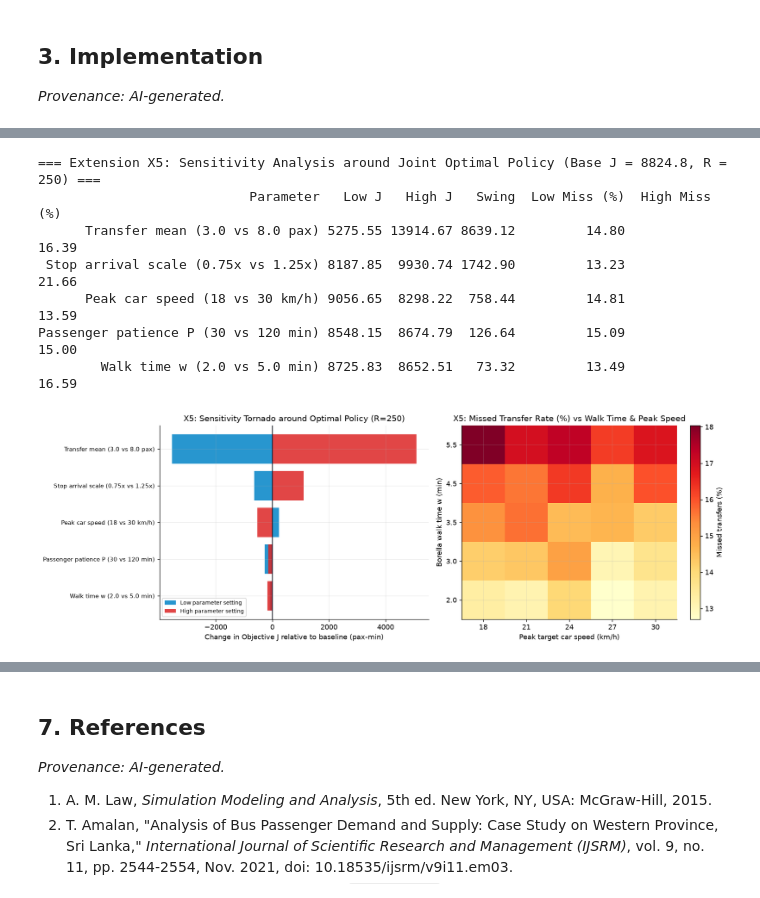
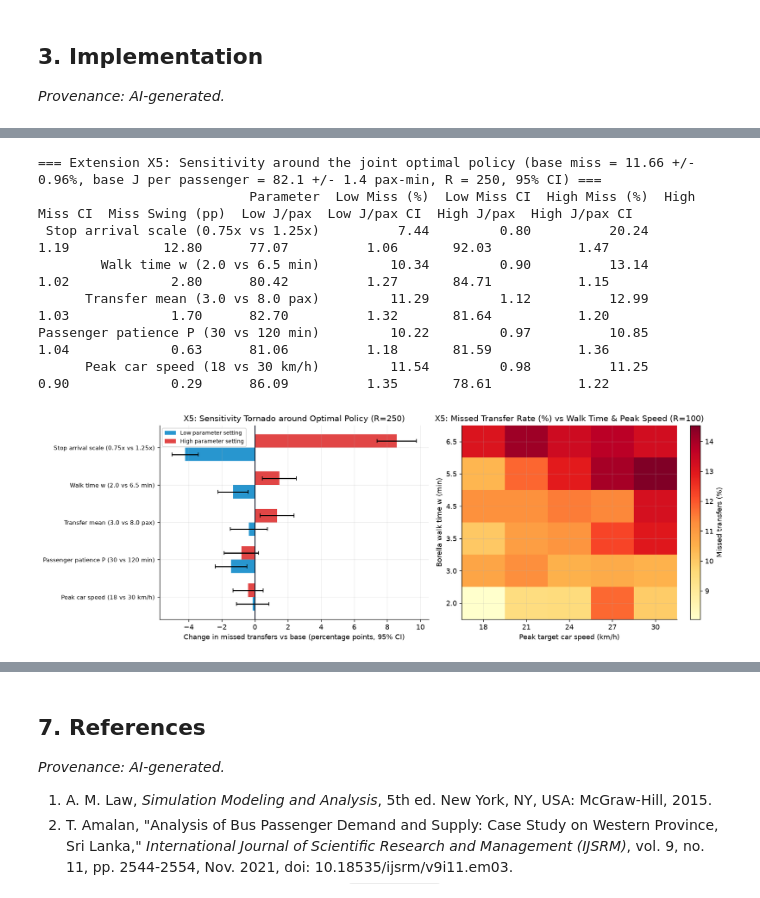
Before and after one commit to NayanthaNethsara/metro-transfer-simulator, a Jupyter notebook: notebook/metro-transfer-simulator.ipynb, the cells around one changed output, grey strips where cells are left out. Drawn from its saved outputs; the diff is of its cells as text; code cells hidden in the pictures.

```diff
--- a/notebook/metro-transfer-simulator.ipynb
+++ b/notebook/metro-transfer-simulator.ipynb
@@ -13,6 +12,7 @@ Lanka Metro Transit operates fixed-schedule metro buses on Route CM01 (Makumbura
 import heapq
 import io
 import math
+import zlib
 import time
 from pathlib import Path
 
@@ -23,7 +23,11 @@ import scipy
 from scipy.stats import norm
 
 SEED = 42
-root_seed_sequence = np.random.SeedSequence(SEED)
+
+
+def experiment_seeds(experiment_name, n_streams):
+    stream_key = zlib.crc32(experiment_name.encode("utf-8"))
+    return np.random.SeedSequence(SEED, spawn_key=(stream_key,)).spawn(n_streams)
 
 plt.rcParams.update({
     "figure.dpi": 130,
@@ -1493,11 +1554,12 @@ def summarize_ci(values):
     return mean_val, ci_half
 
 
-def evaluate_policy_over_days(days_pool, policy, hold_max_min, walk_time_min=WALK_TIME_PLACEHOLDER_MIN, capacity_pax=CAPACITY_PAX, wait_weight=WAIT_WEIGHT, hold_weight=HOLD_WEIGHT):
+def evaluate_policy_over_days(days_pool, policy, hold_max_min, walk_time_min=WALK_TIME_PLACEHOLDER_MIN, capacity_pax=CAPACITY_PAX, wait_weight=WAIT_WEIGHT, hold_weight=HOLD_WEIGHT, ticket_validity_min=TICKET_VALIDITY_MIN):
     miss_a, miss_b, miss_all = [], [], []
     lost_all, boarded_waits = [], []
     miss_timing_all, miss_cap_all = [], []
     wait_min_all, j_all, wait_cost_all, hold_cost_all = [], [], [], []
+    j_per_pax_all = []
 
     for day_in in days_pool:
         res = evaluate_day(
@@ -1508,6 +1570,7 @@ def evaluate_policy_over_days(days_pool, policy, hold_max_min, walk_time_min=WAL
             capacity_pax=capacity_pax,
             wait_weight=wait_weight,
             hold_weight=hold_weight,
+            ticket_validity_min=ticket_validity_min,
         )
         a_in = max(1, res["A"]["in_window_total"])
         b_in = max(1, res["B"]["in_window_total"])
@@ -1522,6 +1585,7 @@ def evaluate_policy_over_days(days_pool, policy, hold_max_min, walk_time_min=WAL
         wait_cost_all.append(res["A"]["wait_cost"] + res["B"]["wait_cost"])
         hold_cost_all.append(res["A"]["hold_cost"] + res["B"]["hold_cost"])
         j_all.append(res["A"]["total_cost"] + res["B"]["total_cost"])
+        j_per_pax_all.append((res["A"]["total_cost"] + res["B"]["total_cost"]) / max(1, res["A"]["total_generated"] + res["B"]["total_generated"]))
         lost_all.append(100.0 * (res["A"]["lost_total"] + res["B"]["lost_total"]) / tot_in)
         boarded_waits.extend(res["A"]["boarded_wait_mins"])
         boarded_waits.extend(res["B"]["boarded_wait_mins"])
@@ -1535,6 +1599,7 @@ def evaluate_policy_over_days(days_pool, policy, hold_max_min, walk_time_min=WAL
     wc_m, _ = summarize_ci(wait_cost_all)
     hc_m, _ = summarize_ci(hold_cost_all)
     j_m, j_ci = summarize_ci(j_all)
+    jpp_m, jpp_ci = summarize_ci(j_per_pax_all)
     lost_m, lost_ci = summarize_ci(lost_all)
     waits_arr = np.asarray(boarded_waits, dtype=float)
     return {
@@ -1545,6 +1610,7 @@ def evaluate_policy_over_days(days_pool, policy, hold_max_min, walk_time_min=WAL
         "mean_wait_min": wm_m, "mean_wait_ci": wm_ci,
         "wait_cost": wc_m, "hold_cost": hc_m,
         "J_mean": j_m, "J_ci": j_ci,
+        "J_per_pax": jpp_m, "J_per_pax_ci": jpp_ci,
         "lost_pct": lost_m, "lost_ci": lost_ci,
         "wait_p95_min": float(np.percentile(waits_arr, 95)) if waits_arr.size else float("nan"),
         "boarded_waits": waits_arr,
@@ -1571,7 +1637,7 @@ print(e1_table.to_string(index=False))
 
 R_SWEEP = 400
 SWEEP_POOL = PRECOMPUTED_POOL[:R_SWEEP]
-HOLD_GRID_MIN = np.arange(0.0, 6.5, 0.5)
+HOLD_GRID_MIN = np.arange(0.0, 11.0, 1.0)
 
 e2_rows = []
 for h_val in HOLD_GRID_MIN:
@@ -1884,12 +1985,11 @@ Joint realtime (h=6m, +5m)               24.0            65.3            77.3
 # %%
 R_SENS = 250
-sens_seeds = root_seed_sequence.spawn(R_SENS)
+sens_seeds = experiment_seeds("sensitivity", R_SENS)
 opt_shift_kw = {"shift_cm03_min": OPT_DELTA_MIN} if shift_target_route == "CM03" else {"shift_cm01_min": OPT_DELTA_MIN}
 opt_pol = "none" if OPT_H_MIN == 0 else "realtime"
 
 sens_base_days = [precompute_day_inputs(s, **opt_shift_kw) for s in sens_seeds]
 sens_base = evaluate_policy_over_days(sens_base_days, opt_pol, OPT_H_MIN)
-base_j_sens = sens_base["J_mean"]
 
 v_reach_min = expected_speed_for_jam_param(JAM_PARAM_MAX)
 v_reach_max = expected_speed_for_jam_param(JAM_PARAM_MIN)
@@ -1897,14 +1997,15 @@ v_pk_low = float(round(max(v_reach_min + 1.0, target_peak_kmph - 6.0), 1))
 v_pk_high = float(round(min(v_reach_max - 1.0, target_peak_kmph + 6.0), 1))
 
 sensitivity_specs = [
-    ("Walk time w (2.0 vs 5.0 min)", {"walk_time_min": 2.0}, {"walk_time_min": 5.0}),
+    ("Walk time w (2.0 vs 6.5 min)", {"walk_time_min": 2.0}, {"walk_time_min": 6.5}),
     ("Passenger patience P (30 vs 120 min)", {"patience_min": 30.0}, {"patience_min": 120.0}),
     ("Transfer mean (3.0 vs 8.0 pax)", {"transfer_mean_pax": 3.0}, {"transfer_mean_pax": 8.0}),
     ("Stop arrival scale (0.75x vs 1.25x)", {"arrival_rate_scale": 0.75}, {"arrival_rate_scale": 1.25}),
     (f"Peak car speed ({v_pk_low:.0f} vs {v_pk_high:.0f} km/h)", {"peak_speed_kmph": v_pk_low}, {"peak_speed_kmph": v_pk_high}),
 ]
 
-def run_sens_case(case_kwargs):
+
+def run_sens_case(case_kwargs, seeds=sens_seeds):
     p_pk_mat = P_peak
     if "peak_speed_kmph" in case_kwargs:
         p_pk_val = calibrate_jam_param_bisection(case_kwargs["peak_speed_kmph"])
@@ -1919,7 +2020,7 @@ def run_sens_case(case_kwargs):
             p_peak_mat=p_pk_mat,
             patience_min=case_kwargs.get("patience_min", PASSENGER_PATIENCE_MIN),
         )
-        for s in sens_seeds
+        for s in seeds
     ]
     return evaluate_policy_over_days(
         days,
@@ -1928,39 +2029,50 @@ def run_sens_case(case_kwargs):
         walk_time_min=case_kwargs.get("walk_time_min", WALK_TIME_PLACEHOLDER_MIN),
     )
 
+
 tornado_rows = []
 for label, low_kw, high_kw in sensitivity_specs:
     low_res = run_sens_case(low_kw)
     high_res = run_sens_case(high_kw)
     tornado_rows.append({
         "Parameter": label,
-        "Low J": low_res["J_mean"],
-        "High J": high_res["J_mean"],
-        "Swing": abs(high_res["J_mean"] - low_res["J_mean"]),
         "Low Miss (%)": low_res["miss_all_pct"],
+        "Low Miss CI": low_res["miss_all_ci"],
         "High Miss (%)": high_res["miss_all_pct"],
+        "High Miss CI": high_res["miss_all_ci"],
+        "Miss Swing (pp)": abs(high_res["miss_all_pct"] - low_res["miss_all_pct"]),
+        "Low J/pax": low_res["J_per_pax"],
+        "Low J/pax CI": low_res["J_per_pax_ci"],
+        "High J/pax": high_res["J_per_pax"],
+        "High J/pax CI": high_res["J_per_pax_ci"],
     })
 
-tornado_df = pd.DataFrame(tornado_rows).sort_values("Swing", ascending=True)
-print(f"=== Extension X5: Sensitivity Analysis around Joint Optimal Policy (Base J = {base_j_sens:.1f}, R = {R_SENS}) ===")
-print(tornado_df.sort_values("Swing", ascending=False).round(2).to_string(index=False))
+tornado_df = pd.DataFrame(tornado_rows).sort_values("Miss Swing (pp)", ascending=True)
+base_miss_sens = sens_base["miss_all_pct"]
+print(f"=== Extension X5: Sensitivity around the joint optimal policy (base miss = {base_miss_sens:.2f} +/- {sens_base['miss_all_ci']:.2f}%, "
+      f"base J per passenger = {sens_base['J_per_pax']:.1f} +/- {sens_base['J_per_pax_ci']:.1f} pax-min, R = {R_SENS}, 95% CI) ===")
+print(tornado_df.sort_values("Miss Swing (pp)", ascending=False).round(2).to_string(index=False))
 
-walk_sweep = np.array([2.0, 3.0, 3.5, 4.5, 5.5])
+R_SENS_2D = 100
+sens_2d_seeds = sens_seeds[:R_SENS_2D]
+walk_sweep = np.array([2.0, 3.0, 3.5, 4.5, 5.5, 6.5])
 speed_sweep = np.round(np.linspace(v_pk_low, v_pk_high, 5), 1)
 sens_2d = np.zeros((len(walk_sweep), len(speed_sweep)))
 for r_i, w_val in enumerate(walk_sweep):
     for c_i, v_pk in enumerate(speed_sweep):
-        out_2d = run_sens_case({"walk_time_min": float(w_val), "peak_speed_kmph": float(v_pk)})
+        out_2d = run_sens_case({"walk_time_min": float(w_val), "peak_speed_kmph": float(v_pk)}, seeds=sens_2d_seeds)
         sens_2d[r_i, c_i] = out_2d["miss_all_pct"]
 
 fig, axes = plt.subplots(1, 2, figsize=(14.0, 4.8))
 y_idx = np.arange(len(tornado_df))
-axes[0].barh(y_idx, tornado_df["Low J"] - base_j_sens, color="#0284c7", alpha=0.85, label="Low parameter setting")
-axes[0].barh(y_idx, tornado_df["High J"] - base_j_sens, color="#dc2626", alpha=0.85, label="High parameter setting")
+axes[0].barh(y_idx - 0.18, tornado_df["Low Miss (%)"] - base_miss_sens, height=0.36, xerr=tornado_df["Low Miss CI"],
+             color="#0284c7", alpha=0.85, capsize=3, label="Low parameter setting")
+axes[0].barh(y_idx + 0.18, tornado_df["High Miss (%)"] - base_miss_sens, height=0.36, xerr=tornado_df["High Miss CI"],
+             color="#dc2626", alpha=0.85, capsize=3, label="High parameter setting")
 axes[0].axvline(0.0, color="#0f172a", linewidth=1.2)
 axes[0].set_yticks(y_idx)
 axes[0].set_yticklabels(tornado_df["Parameter"], fontsize=8.5)
-axes[0].set_xlabel("Change in Objective J relative to baseline (pax-min)")
+axes[0].set_xlabel("Change in missed transfers vs base (percentage points, 95% CI)")
 axes[0].set_title(f"X5: Sensitivity Tornado around Optimal Policy (R={R_SENS})")
 axes[0].legend(fontsize=8)
 
@@ -1968,41 +2080,41 @@ im_s = axes[1].imshow(sens_2d, aspect="auto", origin="lower", cmap="YlOrRd")
 axes[1].set_xticks(range(len(speed_sweep)))
 axes[1].set_xticklabels([f"{v:.0f}" for v in speed_sweep])
 axes[1].set_yticks(range(len(walk_sweep)))
 axes[1].set_yticklabels([f"{w:.1f}" for w in walk_sweep])
 axes[1].set_xlabel("Peak target car speed (km/h)")
 axes[1].set_ylabel("Borella walk time w (min)")
-axes[1].set_title("X5: Missed Transfer Rate (%) vs Walk Time & Peak Speed")
+axes[1].set_title(f"X5: Missed Transfer Rate (%) vs Walk Time & Peak Speed (R={R_SENS_2D})")
 plt.colorbar(im_s, ax=axes[1], label="Missed transfers (%)")
 
 plt.tight_layout()
 fig.savefig(FIGURES_DIR / "sensitivity_tornado.png", bbox_inches="tight")
 plt.show()
 
 N_CHAINS_BENCH = 2000
 N_SLOTS_BENCH = 240
-bench_seeds = root_seed_sequence.spawn(2)
+bench_seeds = experiment_seeds("benchmark", 2)
 bench_rng_loop = np.random.default_rng(bench_seeds[0])
 bench_rng_vec = np.random.default_rng(bench_seeds[1])
 
 t0 = time.perf_counter()
 loop_out = np.vstack([simulate_markov_chain_loop(P_peak, N_SLOTS_BENCH, bench_rng_loop) for _ in range(N_CHAINS_BENCH)])
 t_loop_sec = time.perf_counter() - t0
 
 t1 = time.perf_counter()
 vec_out = simulate_markov_chain_vectorized(P_peak, N_SLOTS_BENCH, N_CHAINS_BENCH, bench_rng_vec)
 t_vec_sec = time.perf_counter() - t1
 
 assert loop_out.shape == vec_out.shape == (N_CHAINS_BENCH, N_SLOTS_BENCH)
 speedup = t_loop_sec / max(1e-9, t_vec_sec)
 print(f"\n=== Extension X6: Vectorized Markov Chain Benchmark ({N_CHAINS_BENCH} days x {N_SLOTS_BENCH} slots) ===")
 print(f"Python loop time: {t_loop_sec:.4f} s | Vectorized NumPy time: {t_vec_sec:.4f} s | Measured speed-up: {speedup:.1f}x")
 # %% [output]
-=== Extension X5: Sensitivity Analysis around Joint Optimal Policy (Base J = 8824.8, R = 250) ===
-                           Parameter   Low J   High J   Swing  Low Miss (%)  High Miss (%)
-      Transfer mean (3.0 vs 8.0 pax) 5275.55 13914.67 8639.12         14.80          16.39
- Stop arrival scale (0.75x vs 1.25x) 8187.85  9930.74 1742.90         13.23          21.66
-      Peak car speed (18 vs 30 km/h) 9056.65  8298.22  758.44         14.81          13.59
-Passenger patience P (30 vs 120 min) 8548.15  8674.79  126.64         15.09          15.00
-        Walk time w (2.0 vs 5.0 min) 8725.83  8652.51   73.32         13.49          16.59
+=== Extension X5: Sensitivity around the joint optimal policy (base miss = 11.66 +/- 0.96%, base J per passenger = 82.1 +/- 1.4 pax-min, R = 250, 95% CI) ===
+                           Parameter  Low Miss (%)  Low Miss CI  High Miss (%)  High Miss CI  Miss Swing (pp)  Low J/pax  Low J/pax CI  High J/pax  High J/pax CI
+ Stop arrival scale (0.75x vs 1.25x)          7.44         0.80          20.24          1.19            12.80      77.07          1.06       92.03           1.47
+        Walk time w (2.0 vs 6.5 min)         10.34         0.90          13.14          1.02             2.80      80.42          1.27       84.71           1.15
+      Transfer mean (3.0 vs 8.0 pax)         11.29         1.12          12.99          1.03             1.70      82.70          1.32       81.64           1.20
+Passenger patience P (30 vs 120 min)         10.22         0.97          10.85          1.04             0.63      81.06          1.18       81.59           1.36
+      Peak car speed (18 vs 30 km/h)         11.54         0.98          11.25          0.90             0.29      86.09          1.35       78.61           1.22
-[figure, old version]
+[figure, new version]
 === Extension X6: Vectorized Markov Chain Benchmark (2000 days x 240 slots) ===
```
Also changed, not shown: parts of 14 cells of this notebook, 17 other files.
